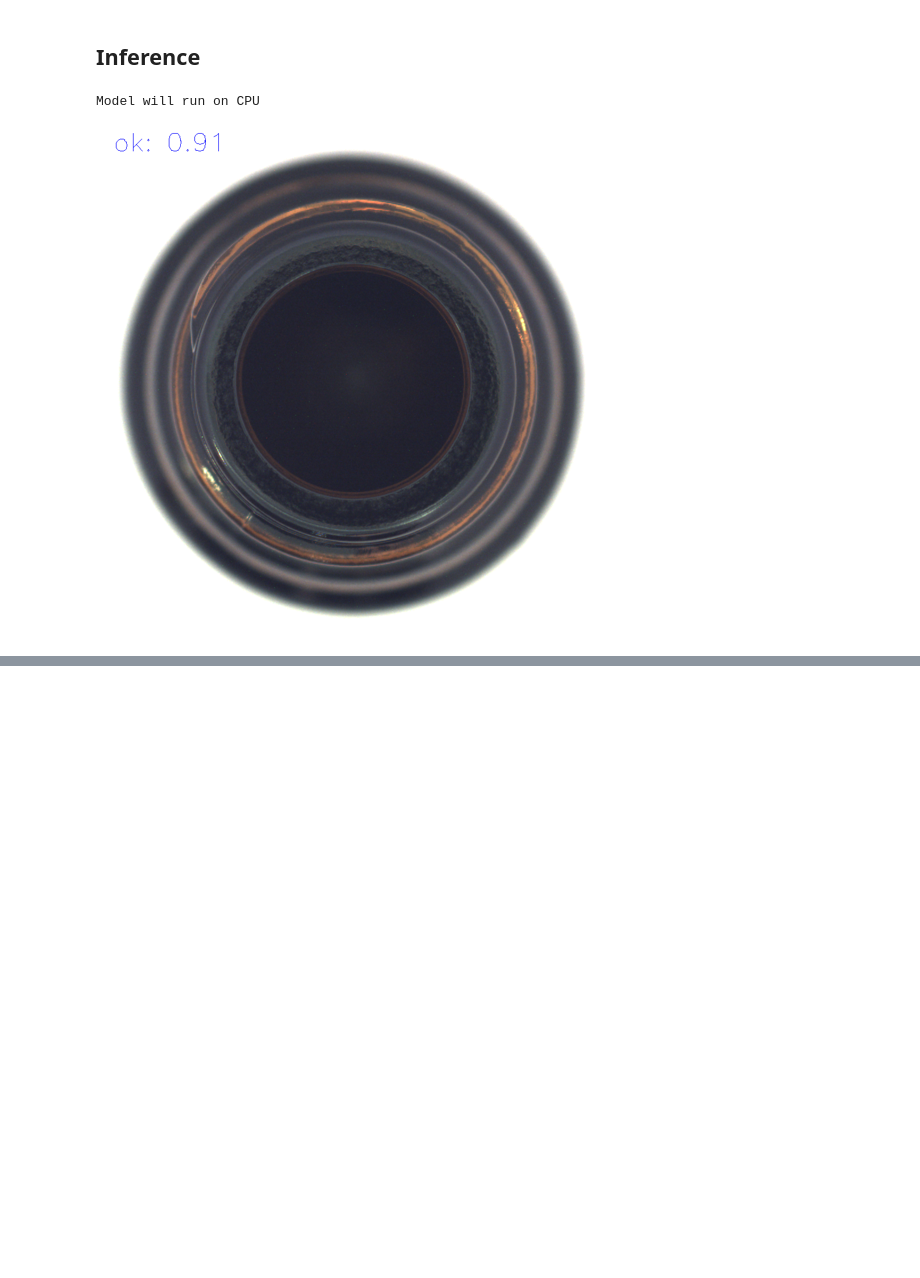
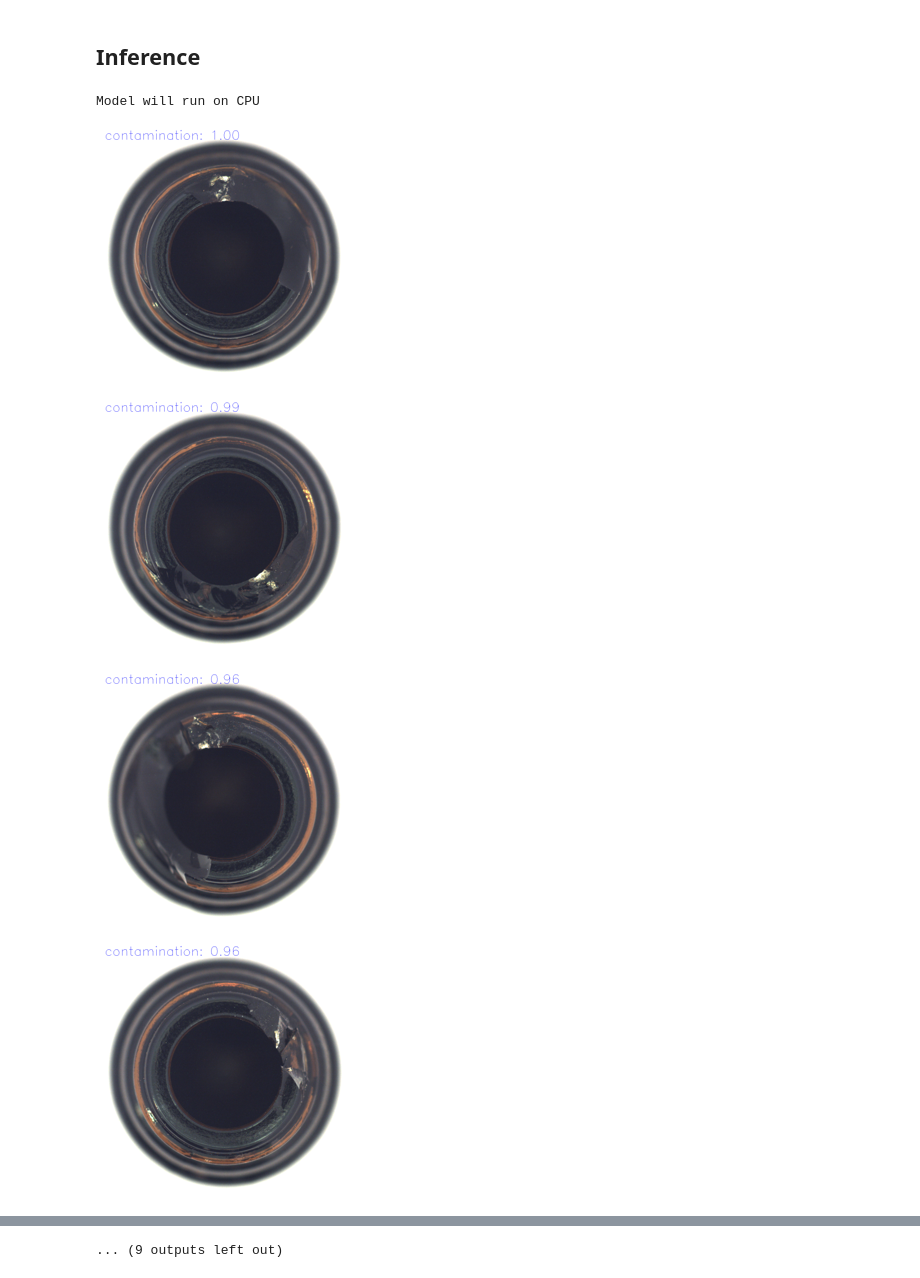
Before and after one commit to manuelrucci7/deep-learning-course, a Jupyter notebook: colab/Ultralytics_Classifier_class.ipynb, the cells around one changed output, grey strips where cells are left out. Cells and saved outputs as stored; diff of their text form; code cells hidden in the pictures; blank space fills up the shorter version.

```diff
--- a/colab/Ultralytics_Classifier_class.ipynb
+++ b/colab/Ultralytics_Classifier_class.ipynb
@@ -182,7 +190,7 @@ class Yolov8Inference:
 
         # im has to be numpy array
         # start = time.time()
-        res = self.model.predict(im, imgsz=640, device=self.device, conf=0.01, iou=0.01, verbose=False)
+        res = self.model.predict(im, imgsz=224, device=self.device, conf=0.01, iou=0.01, verbose=False)
         # end = time.time()
         # print(f"Model inference: {end-start:2f}s")
 
@@ -199,19 +207,22 @@ class Yolov8Inference:
 # %%
 folder_ok = ["bottle/train/good"]
 folder_nok = ["bottle/test/broken_large","bottle/test/broken_small","bottle/test/contamination"]
 folder_broken_large = ["bottle/test/broken_large"]
 folder_broken_small = ["bottle/test/broken_small"]
 folder_contamination = ["bottle/test/contamination"]
 
-filenames = get_filenames(folder_ok)
+filenames = get_filenames(folder_broken_large)
 
-model = Yolov8Inference("/content/dataset/tmp_training/train/weights/best.pt")
+model = Yolov8Inference("/content/dataset/tmp_training/test/weights/best.pt")
 for f in filenames:
     im = cv2.imread(f, cv2.IMREAD_COLOR)
     im = cv2.cvtColor(im, cv2.COLOR_BGR2RGB)
     im_draw = model.predict(im)
-    display(Image.fromarray(im_draw).resize((512,512)))
-    break
+    display(Image.fromarray(im_draw).resize((256,256)))
+    #break
 # %% [output]
 Model will run on CPU
-[figure, old version]
+[figure, new version]
+[figure, added]
+[figure, added]
+[figure, added]
@@ -217,0 +236 @@ Model will run on CPU
+... (9 outputs left out)
```
Also changed, not shown: parts of 3 cells of this notebook.
